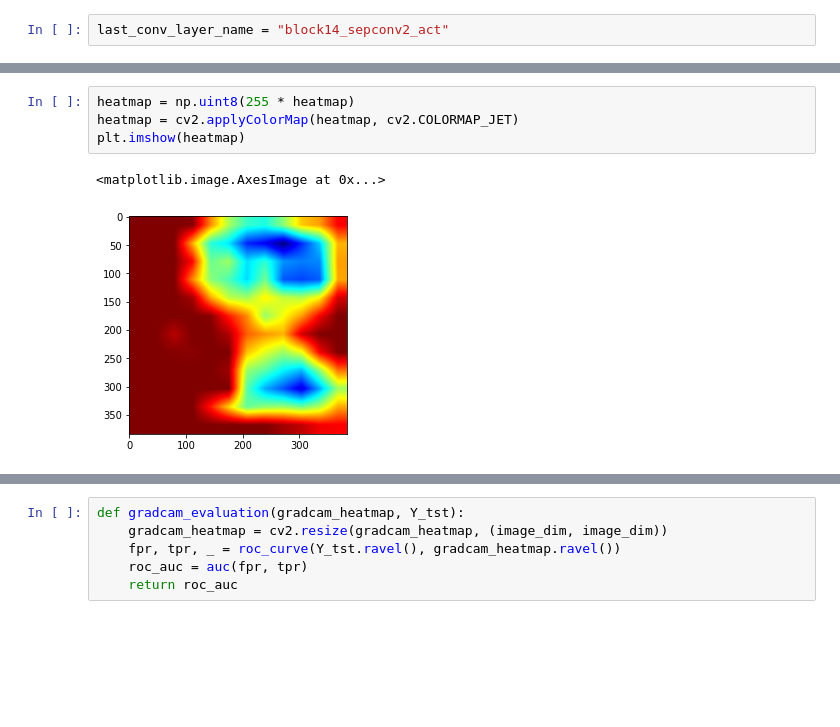
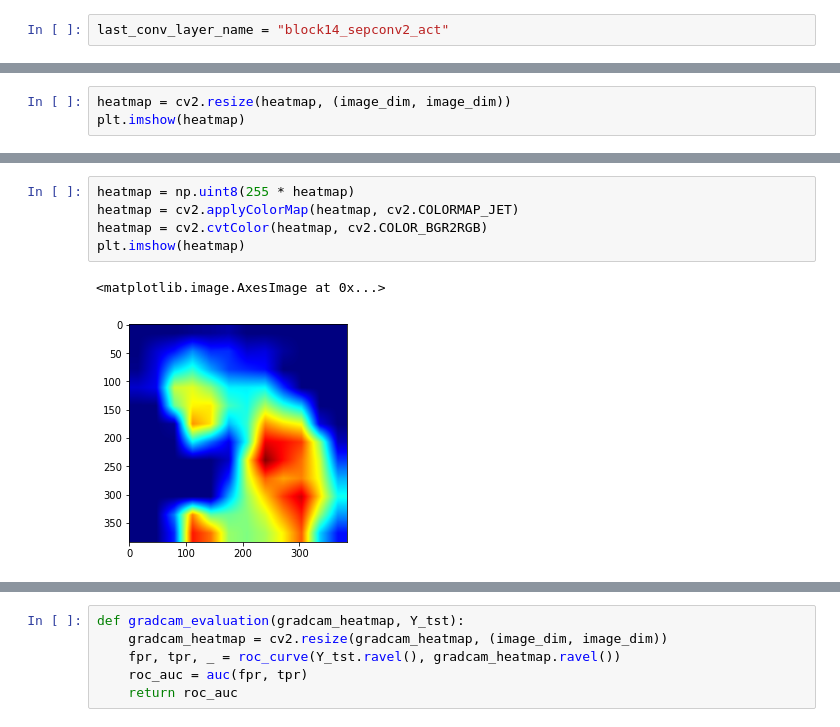
Before and after one commit to hjm9702/Kvasir-XAI, a Jupyter notebook: XAI_method/gradcam_module.ipynb, the cells around one changed output, grey strips where cells are left out. Cells and saved outputs as stored; diff of their text form; blank space fills up the shorter version.

```diff
--- a/XAI_method/gradcam_module.ipynb
+++ b/XAI_method/gradcam_module.ipynb
@@ -225,0 +198,3 @@ plt.imshow(X_trn_s[0])
+# %%
+heatmap = cv2.resize(heatmap, (image_dim, image_dim))
+plt.imshow(heatmap)
@@ -226,7 +204,8 @@ plt.imshow(X_trn_s[0])
 # %%
 heatmap = np.uint8(255 * heatmap)
 heatmap = cv2.applyColorMap(heatmap, cv2.COLORMAP_JET)
+heatmap = cv2.cvtColor(heatmap, cv2.COLOR_BGR2RGB)
 plt.imshow(heatmap)
 # %% [output]
 <matplotlib.image.AxesImage at 0x...>
-[figure, old version]
+[figure, new version]
```
Also changed, not shown: parts of 13 cells of this notebook, 1 other file.
